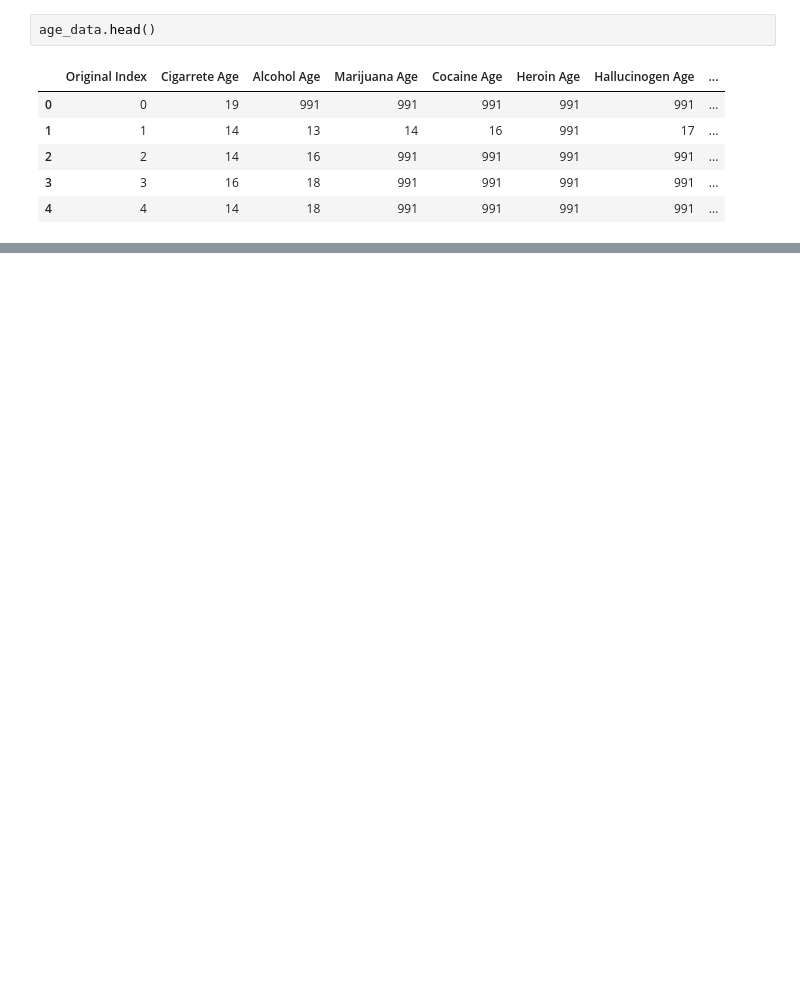
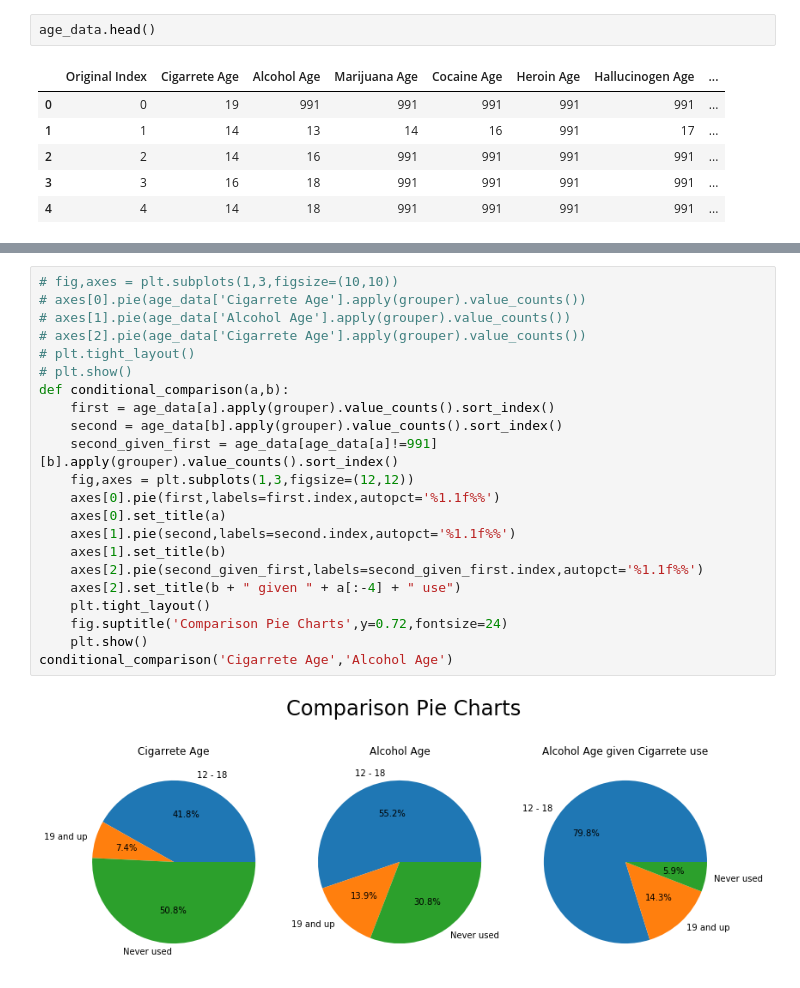
Before and after one commit to MichaelFellner/Drug-Use-Dataset-Cleaning, a Jupyter notebook: Data-Visualization.ipynb, the cells around one changed output, grey strips where cells are left out. Saved outputs shown, nothing was run; the diff lists cells and outputs as text; blank space fills up the shorter version.

```diff
--- a/Data-Visualization.ipynb
+++ b/Data-Visualization.ipynb
@@ -141,0 +148,24 @@ age_data['Cigarrete Age'].apply(lambda x: grouper(ele=x,name="Cigarretes")).valu
+# %%
+# fig,axes = plt.subplots(1,3,figsize=(10,10))
+# axes[0].pie(age_data['Cigarrete Age'].apply(grouper).value_counts())
+# axes[1].pie(age_data['Alcohol Age'].apply(grouper).value_counts())
+# axes[2].pie(age_data['Cigarrete Age'].apply(grouper).value_counts())
+# plt.tight_layout()
+# plt.show()
+def conditional_comparison(a,b):
+    first = age_data[a].apply(grouper).value_counts().sort_index()
+    second = age_data[b].apply(grouper).value_counts().sort_index()
+    second_given_first = age_data[age_data[a]!=991][b].apply(grouper).value_counts().sort_index()
+    fig,axes = plt.subplots(1,3,figsize=(12,12))
+    axes[0].pie(first,labels=first.index,autopct='%1.1f%%')
+    axes[0].set_title(a)
+    axes[1].pie(second,labels=second.index,autopct='%1.1f%%')
+    axes[1].set_title(b)
+    axes[2].pie(second_given_first,labels=second_given_first.index,autopct='%1.1f%%')
+    axes[2].set_title(b + " given " + a[:-4] + " use")
+    plt.tight_layout()
+    fig.suptitle('Comparison Pie Charts',y=0.72,fontsize=24)
+    plt.show()
+conditional_comparison('Cigarrete Age','Alcohol Age')
+# %% [output]
+[figure, added]
```
Also changed, not shown: parts of 21 cells of this notebook.
